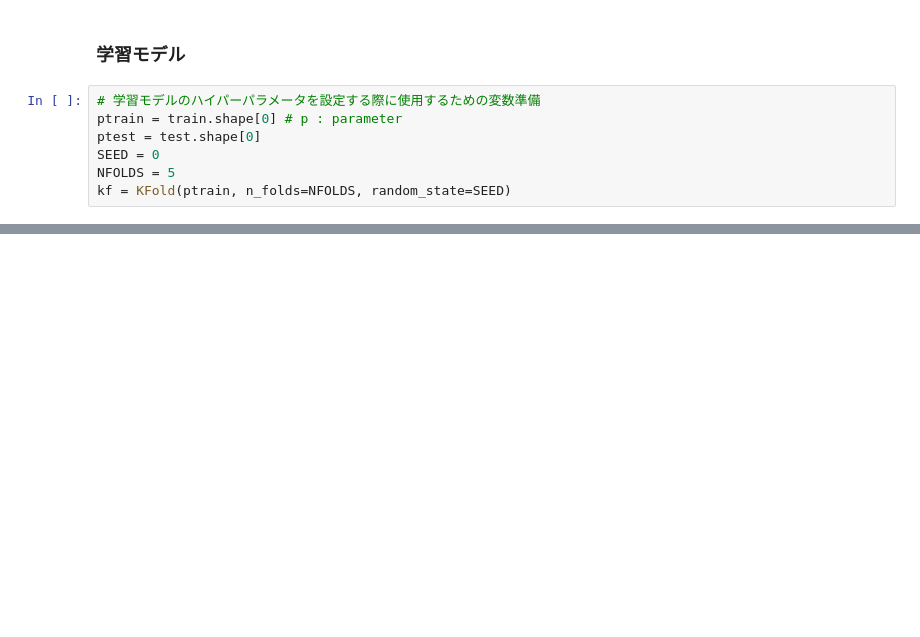
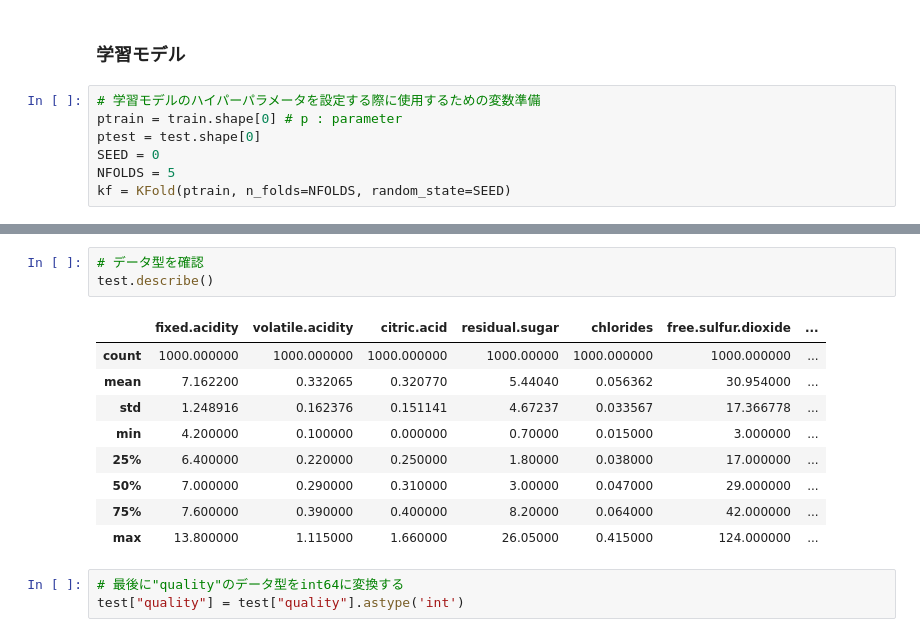
Before and after one commit to tennisky/kaggle_recruit, a Jupyter notebook: winequality/src/winequality_prediction.ipynb, the cells around one changed output, grey strips where cells are left out. Drawn from its saved outputs; the diff is of its cells as text; blank space fills up the shorter version.

```diff
--- a/winequality/src/winequality_prediction.ipynb
+++ b/winequality/src/winequality_prediction.ipynb
@@ -270,0 +485,16 @@ class Model_interface(object):
+# %%
+# データ型を確認
+test.describe()
+# %% [output]
+|  | fixed.acidity | volatile.acidity | citric.acid | residual.sugar | chlorides | free.sulfur.dioxide | ... |
+| count | 1000.000000 | 1000.000000 | 1000.000000 | 1000.00000 | 1000.000000 | 1000.000000 | ... |
+| mean | 7.162200 | 0.332065 | 0.320770 | 5.44040 | 0.056362 | 30.954000 | ... |
+| std | 1.248916 | 0.162376 | 0.151141 | 4.67237 | 0.033567 | 17.366778 | ... |
+| min | 4.200000 | 0.100000 | 0.000000 | 0.70000 | 0.015000 | 3.000000 | ... |
+| 25% | 6.400000 | 0.220000 | 0.250000 | 1.80000 | 0.038000 | 17.000000 | ... |
+| 50% | 7.000000 | 0.290000 | 0.310000 | 3.00000 | 0.047000 | 29.000000 | ... |
+| 75% | 7.600000 | 0.390000 | 0.400000 | 8.20000 | 0.064000 | 42.000000 | ... |
+| max | 13.800000 | 1.115000 | 1.660000 | 26.05000 | 0.415000 | 124.000000 | ... |
+# %%
+# 最後に"quality"のデータ型をint64に変換する
+test["quality"] = test["quality"].astype('int')
```
Also changed, not shown: parts of 34 cells of this notebook.
